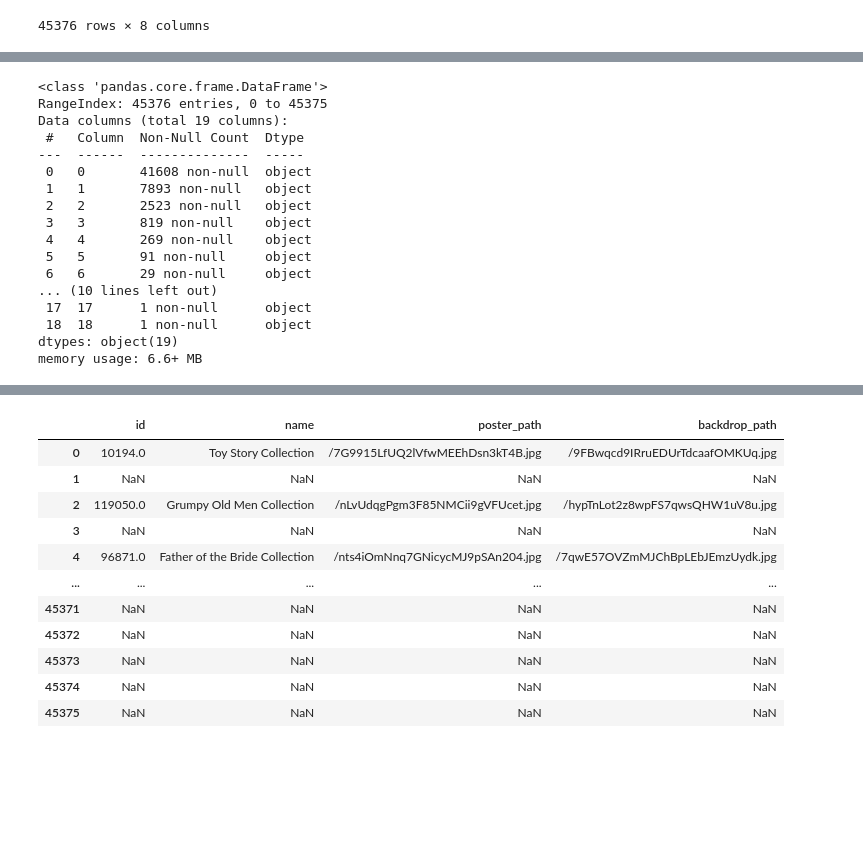
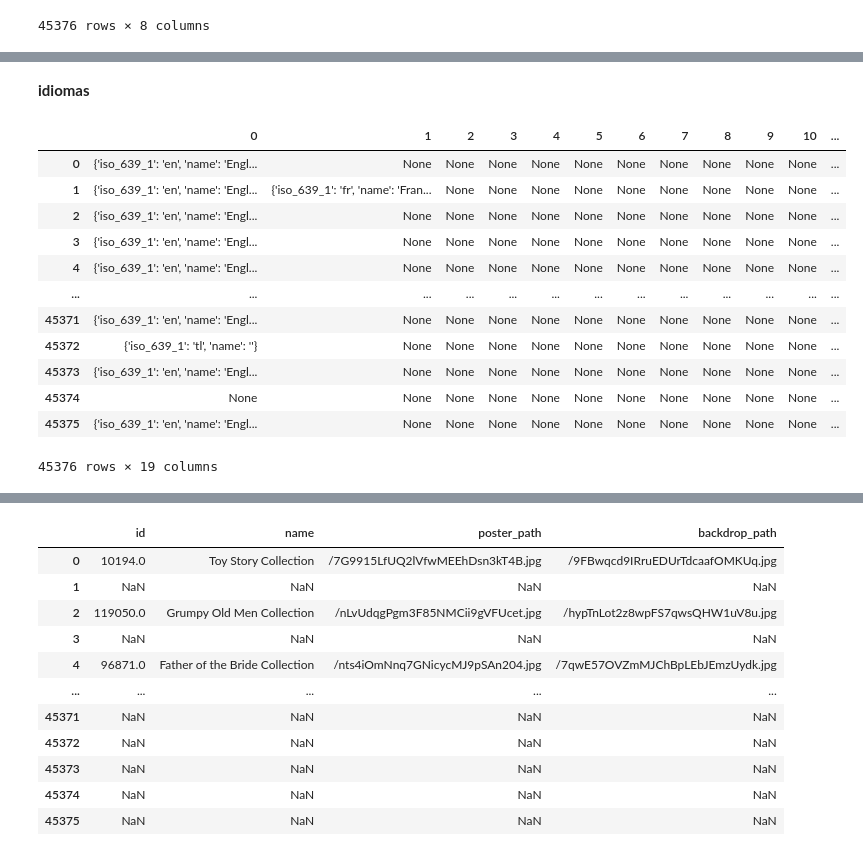
Before and after one commit to FSanchezB/Proyecto-Individual-1-1ML, a Jupyter notebook: Notebooks/Transformaciones_movies.ipynb, the cells around one changed output, grey strips where cells are left out. Cells and saved outputs as stored; diff of their text form; code cells hidden in the pictures; blank space fills up the shorter version.

```diff
--- a/Notebooks/Transformaciones_movies.ipynb
+++ b/Notebooks/Transformaciones_movies.ipynb
@@ -362,22 +579,20 @@ memory usage: 8.7+ MB
+# %% [markdown]
+**idiomas**
 # %%
 spoken=df_movies['spoken_languages'].apply(conversion_diccionario)
 spoken=pd.json_normalize(spoken)
-spoken.info()
+spoken
 # %% [output]
+|  | 0 | 1 | 2 | 3 | 4 | 5 | 6 | 7 | 8 | 9 | 10 | ... |
+| 0 | {'iso_639_1': 'en', 'name': 'Engl... | None | None | None | None | None | None | None | None | None | None | ... |
+| 1 | {'iso_639_1': 'en', 'name': 'Engl... | {'iso_639_1': 'fr', 'name': 'Fran... | None | None | None | None | None | None | None | None | None | ... |
+| 2 | {'iso_639_1': 'en', 'name': 'Engl... | None | None | None | None | None | None | None | None | None | None | ... |
+| 3 | {'iso_639_1': 'en', 'name': 'Engl... | None | None | None | None | None | None | None | None | None | None | ... |
+| 4 | {'iso_639_1': 'en', 'name': 'Engl... | None | None | None | None | None | None | None | None | None | None | ... |
+| ... | ... | ... | ... | ... | ... | ... | ... | ... | ... | ... | ... | ... |
+| 45371 | {'iso_639_1': 'en', 'name': 'Engl... | None | None | None | None | None | None | None | None | None | None | ... |
+| 45372 | {'iso_639_1': 'tl', 'name': ''} | None | None | None | None | None | None | None | None | None | None | ... |
+| 45373 | {'iso_639_1': 'en', 'name': 'Engl... | None | None | None | None | None | None | None | None | None | None | ... |
+| 45374 | None | None | None | None | None | None | None | None | None | None | None | ... |
+| 45375 | {'iso_639_1': 'en', 'name': 'Engl... | None | None | None | None | None | None | None | None | None | None | ... |
-<class 'pandas.core.frame.DataFrame'>
-RangeIndex: 45376 entries, 0 to 45375
-Data columns (total 19 columns):
- #   Column  Non-Null Count  Dtype
----  ------  --------------  -----
- 0   0       41608 non-null  object
- 1   1       7893 non-null   object
- 2   2       2523 non-null   object
- 3   3       819 non-null    object
- 4   4       269 non-null    object
- 5   5       91 non-null     object
- 6   6       29 non-null     object
-... (10 lines left out)
- 17  17      1 non-null      object
- 18  18      1 non-null      object
-dtypes: object(19)
-memory usage: 6.6+ MB
+45376 rows × 19 columns
```
Also changed, not shown: parts of 34 cells of this notebook, 2 other files.
